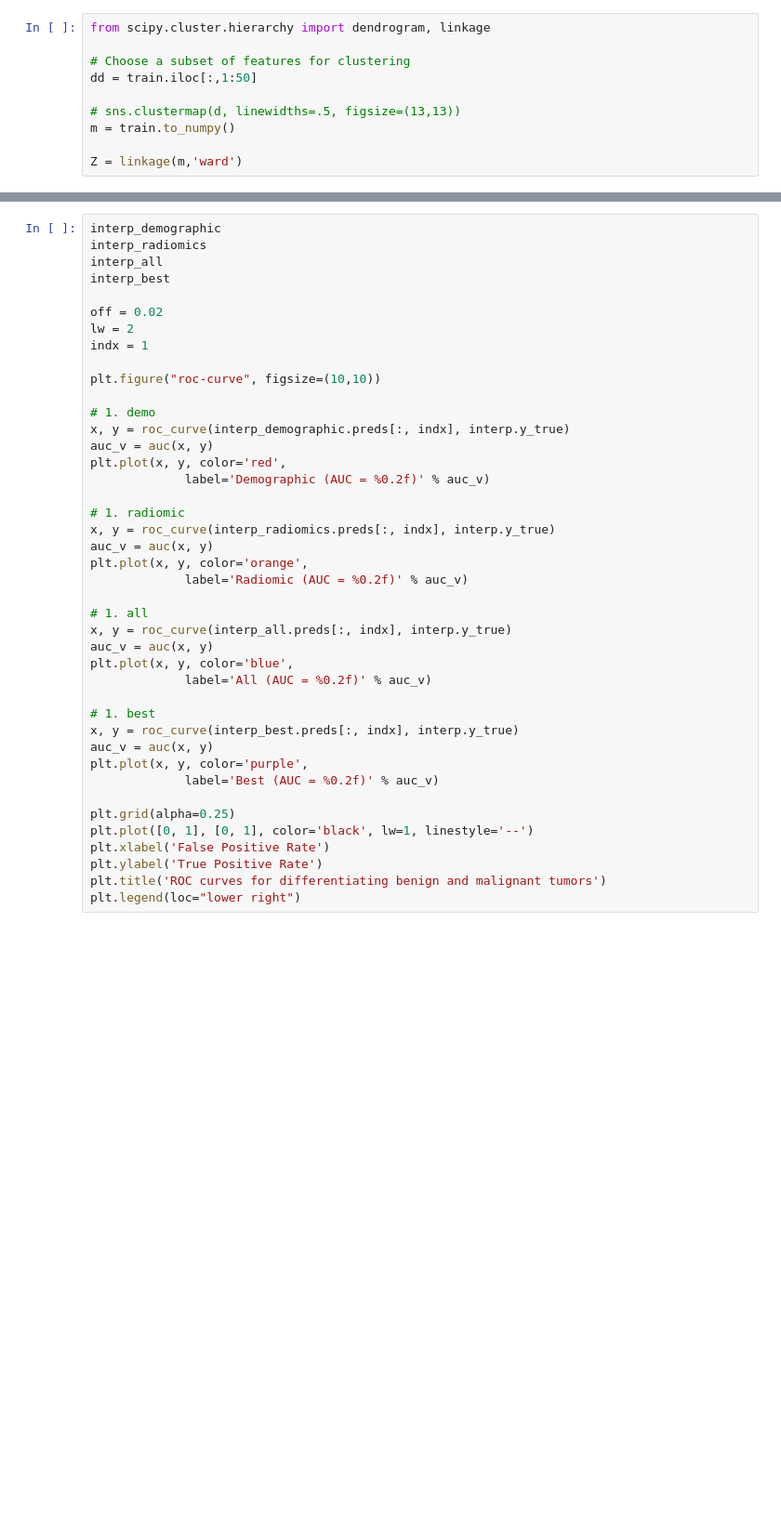
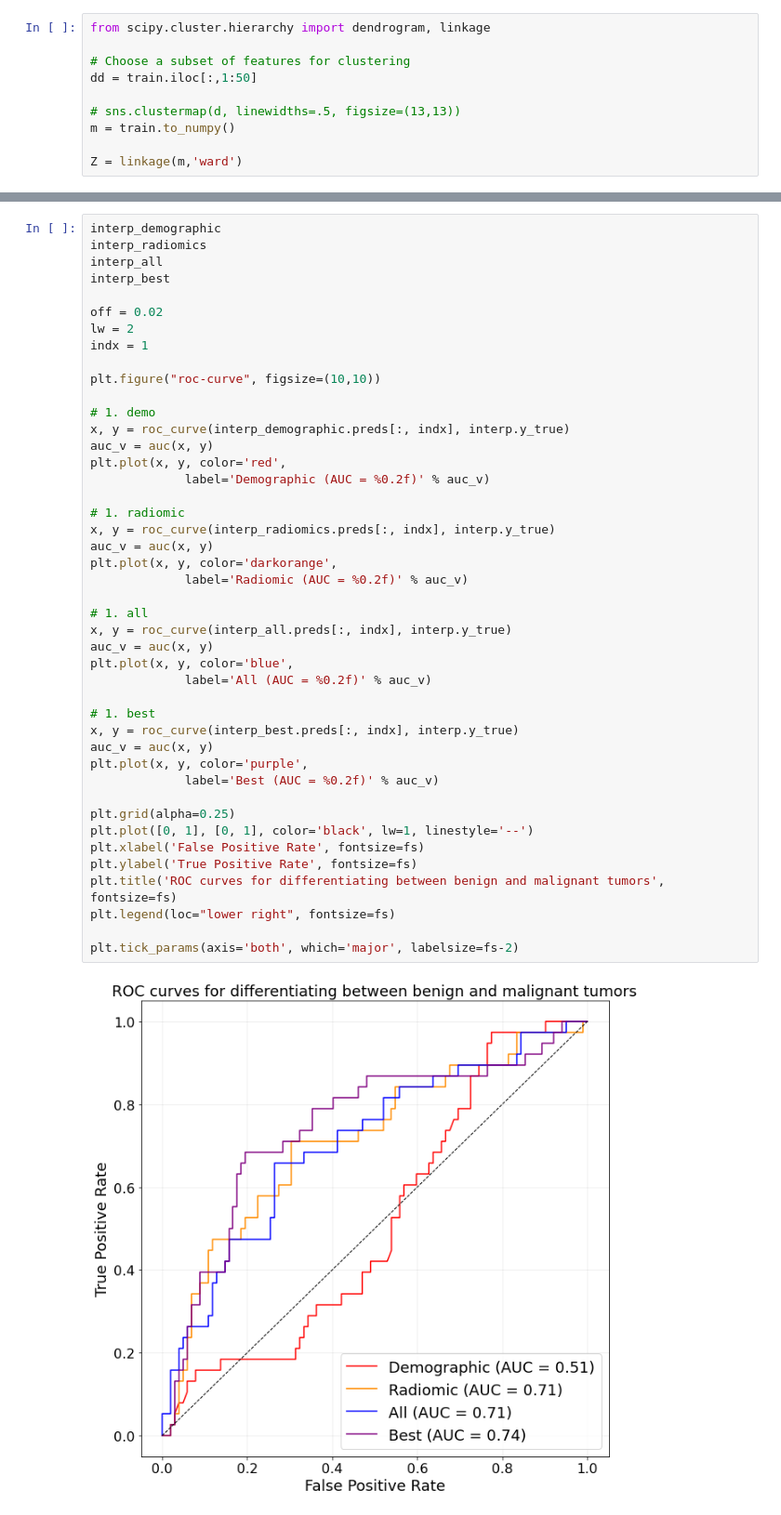
Before and after one commit to NikonPic/TumorSegmentationDemo, a Jupyter notebook: 02_feature_classification.ipynb, the cells around one changed output, grey strips where cells are left out. Shown at 93% size. Drawn from its saved outputs; the diff is of its cells as text; blank space fills up the shorter version.

```diff
--- a/02_feature_classification.ipynb
+++ b/02_feature_classification.ipynb
@@ -1070,35 +1077,39 @@ off = 0.02
 lw = 2
 indx = 1
 
 plt.figure("roc-curve", figsize=(10,10))
 
 # 1. demo
 x, y = roc_curve(interp_demographic.preds[:, indx], interp.y_true)
 auc_v = auc(x, y)
 plt.plot(x, y, color='red',
              label='Demographic (AUC = %0.2f)' % auc_v)
 
 # 1. radiomic
 x, y = roc_curve(interp_radiomics.preds[:, indx], interp.y_true)
 auc_v = auc(x, y)
-plt.plot(x, y, color='orange',
+plt.plot(x, y, color='darkorange',
              label='Radiomic (AUC = %0.2f)' % auc_v)
 
 # 1. all
 x, y = roc_curve(interp_all.preds[:, indx], interp.y_true)
 auc_v = auc(x, y)
 plt.plot(x, y, color='blue',
              label='All (AUC = %0.2f)' % auc_v)
 
 # 1. best
 x, y = roc_curve(interp_best.preds[:, indx], interp.y_true)
 auc_v = auc(x, y)
 plt.plot(x, y, color='purple',
              label='Best (AUC = %0.2f)' % auc_v)
 
 plt.grid(alpha=0.25)
 plt.plot([0, 1], [0, 1], color='black', lw=1, linestyle='--')
-plt.xlabel('False Positive Rate')
-plt.ylabel('True Positive Rate')
-plt.title('ROC curves for differentiating benign and malignant tumors')
-plt.legend(loc="lower right")
+plt.xlabel('False Positive Rate', fontsize=fs)
+plt.ylabel('True Positive Rate', fontsize=fs)
+plt.title('ROC curves for differentiating between benign and malignant tumors', fontsize=fs)
+plt.legend(loc="lower right", fontsize=fs)
+
+plt.tick_params(axis='both', which='major', labelsize=fs-2)
+# %% [output]
+[figure, added]
```
Also changed, not shown: parts of 28 cells of this notebook, 3 other files.
